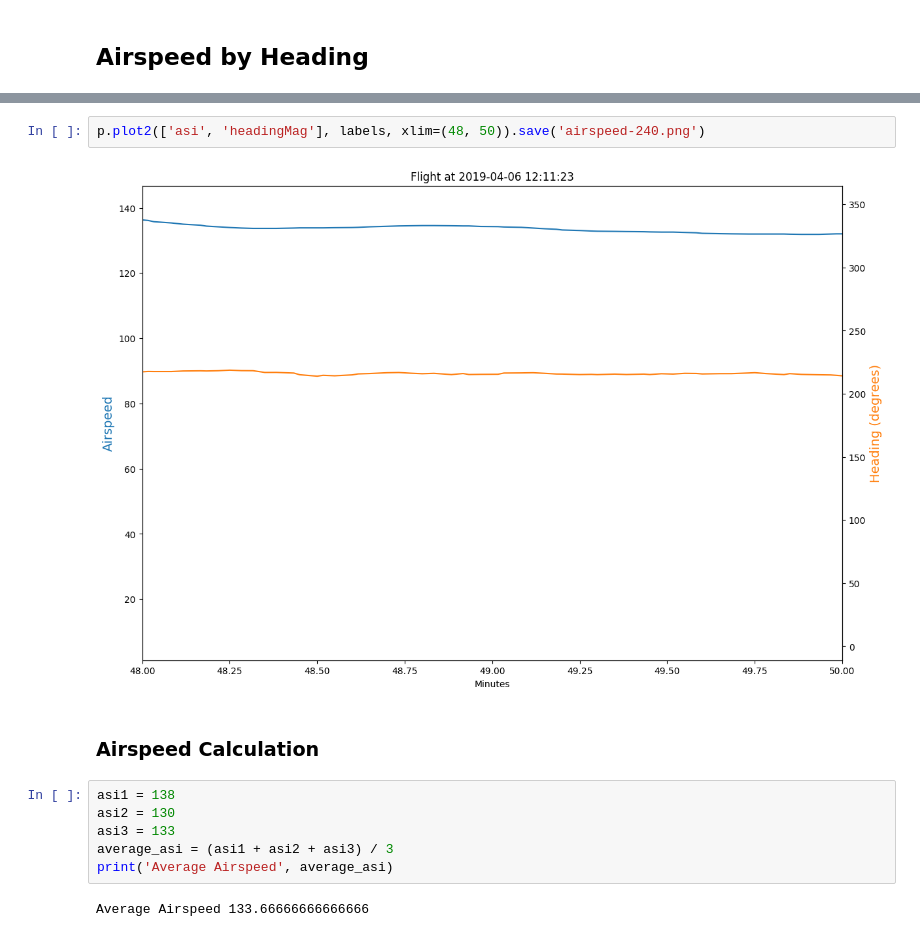
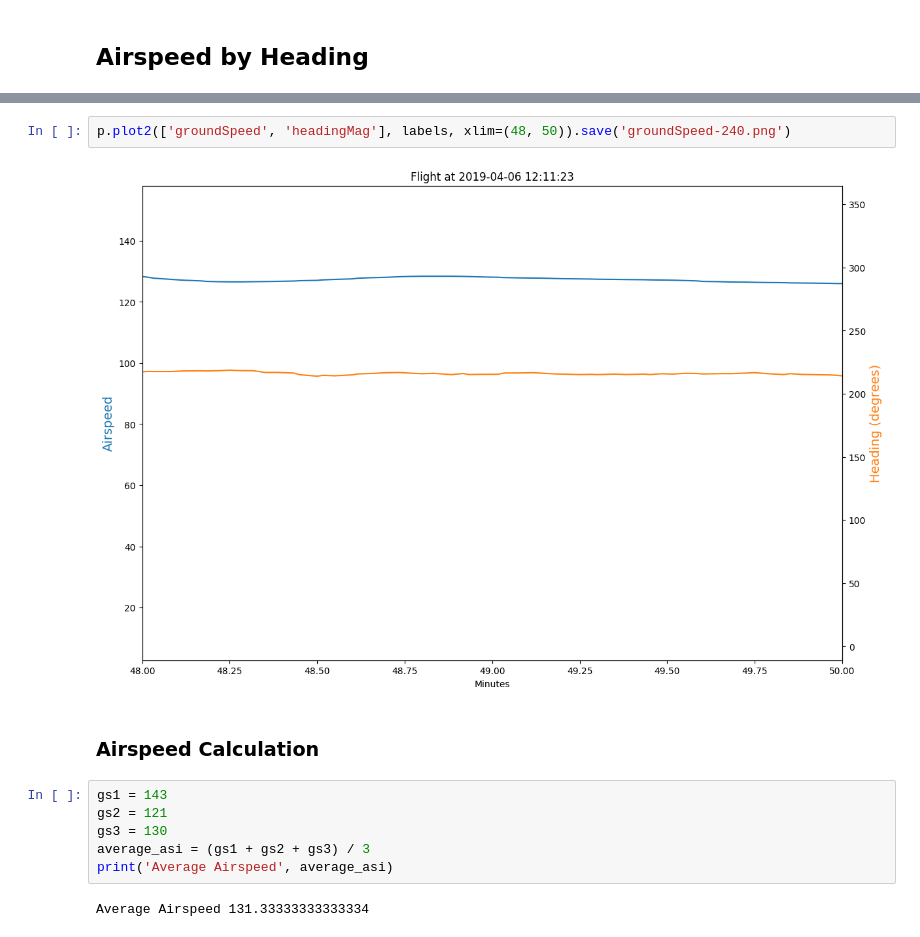
Before and after one commit to azemon/MglEfisPlotter, a Jupyter notebook: notebooks/2019-04-06/overview and save.ipynb, the cells around one changed output, grey strips where cells are left out. Drawn from its saved outputs; the diff is of its cells as text.

```diff
--- a/notebooks/2019-04-06/overview and save.ipynb
+++ b/notebooks/2019-04-06/overview and save.ipynb
@@ -55,14 +55,14 @@ p.plot2(['asi', 'headingMag'], labels, xlim=(44.5, 47)).save('airspeed-120.png')
 # %%
-p.plot2(['asi', 'headingMag'], labels, xlim=(48, 50)).save('airspeed-240.png')
+p.plot2(['groundSpeed', 'headingMag'], labels, xlim=(48, 50)).save('groundSpeed-240.png')
 # %% [output]
-[figure, old version]
+[figure, new version]
 # %% [markdown]
 ### Airspeed Calculation
 # %%
-asi1 = 138
-asi2 = 130
-asi3 = 133
-average_asi = (asi1 + asi2 + asi3) / 3
+gs1 = 143
+gs2 = 121
+gs3 = 130
+average_asi = (gs1 + gs2 + gs3) / 3
 print('Average Airspeed', average_asi)
 # %% [output]
-Average Airspeed 133.66666666666666
+Average Airspeed 131.33333333333334
```
Also changed, not shown: parts of 2 cells of this notebook, 7 other files.
